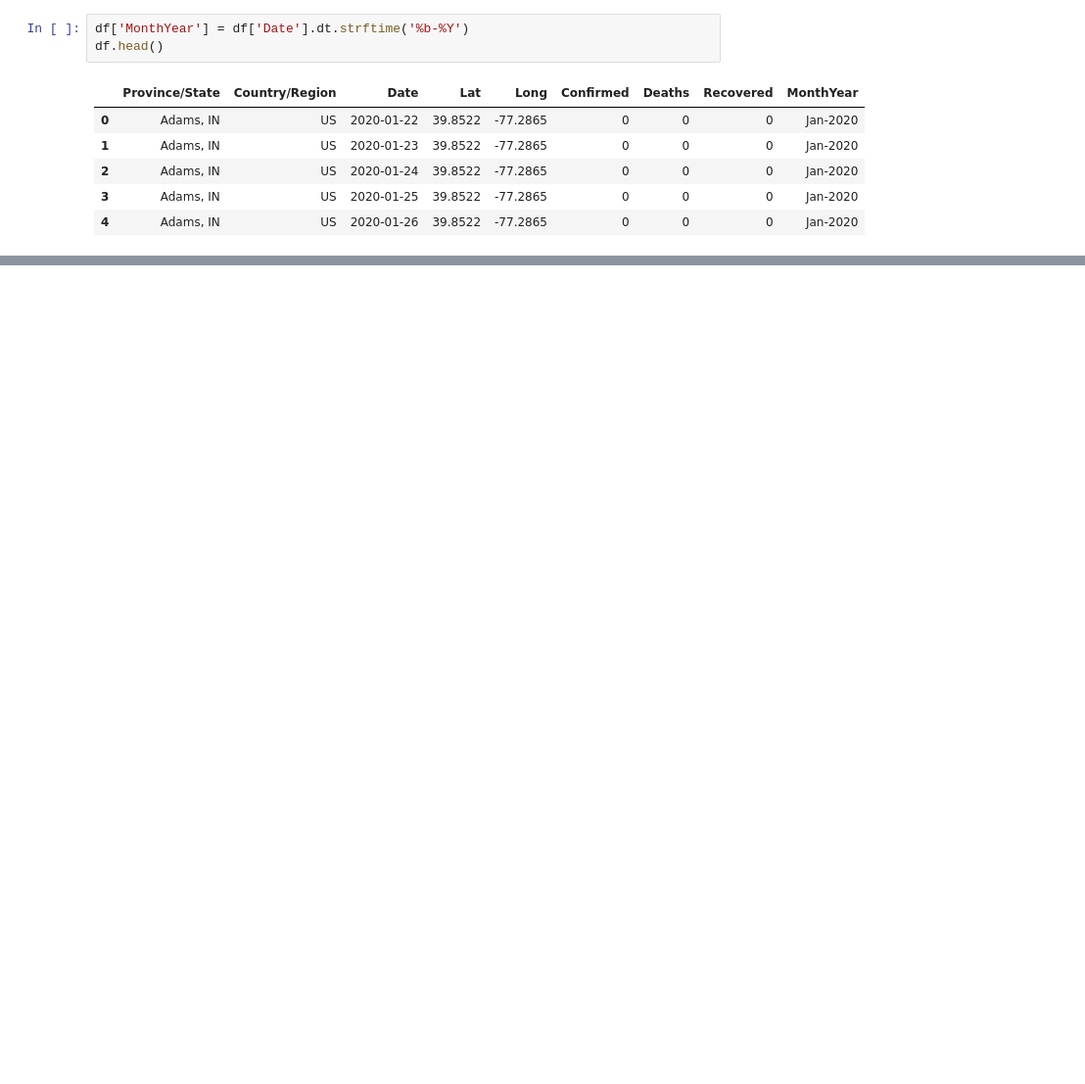
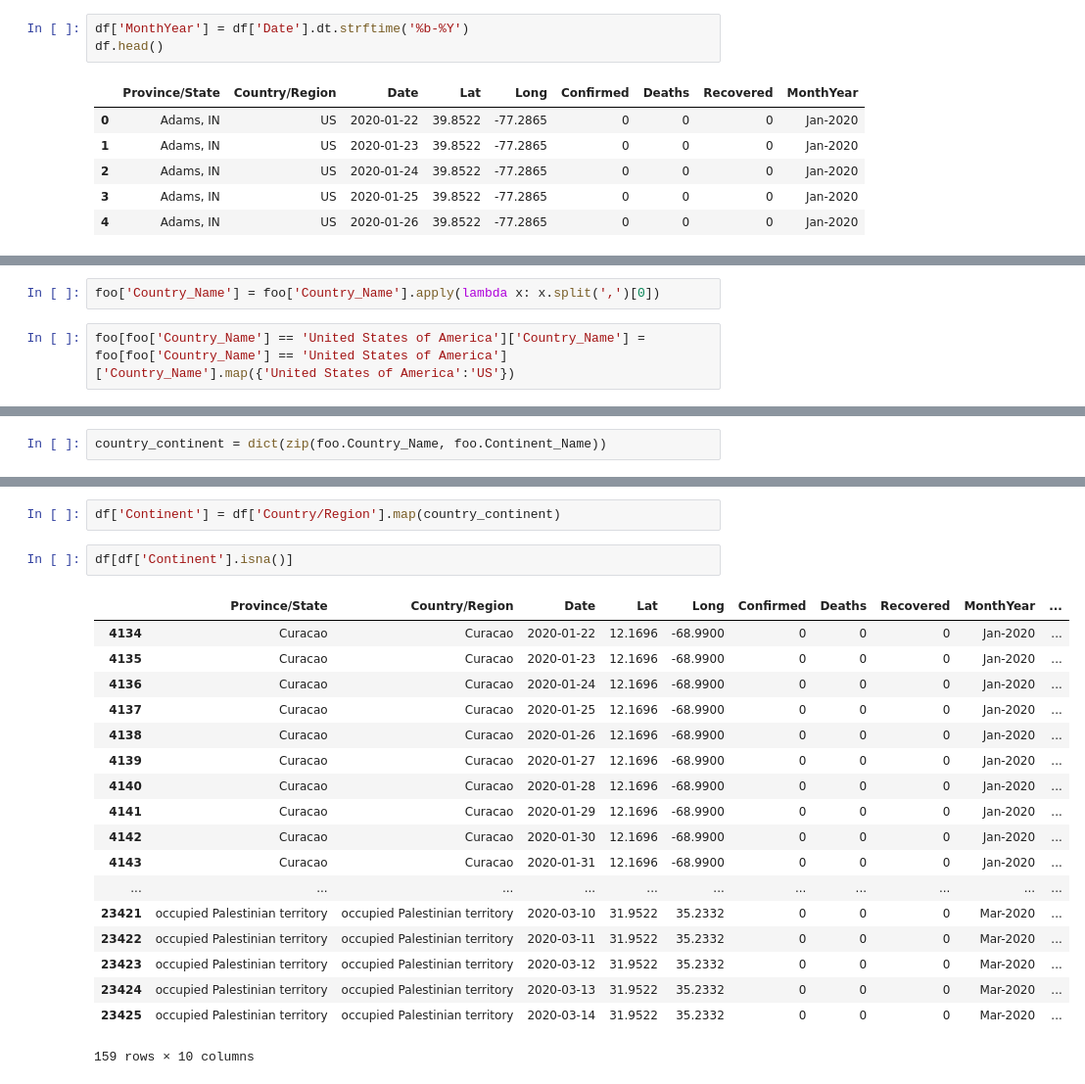
Before and after one commit to alex-rpd/nCoV2019, a Jupyter notebook: nCoV analysis.ipynb, the cells around one changed output, grey strips where cells are left out. Shown: that part at 98% size. Cells and saved outputs as stored; diff of their text form; blank space fills up the shorter version.

Commit message:
new data, dict for continents

```diff
--- a/nCoV analysis.ipynb
+++ b/nCoV analysis.ipynb
@@ -47,0 +69,4 @@ df.head()
+# %%
+foo['Country_Name'] = foo['Country_Name'].apply(lambda x: x.split(',')[0])
+# %%
+foo[foo['Country_Name'] == 'United States of America']['Country_Name'] = foo[foo['Country_Name'] == 'United States of America']['Country_Name'].map({'United States of America':'US'})
@@ -47,0 +78,2 @@ df.head()
+# %%
+country_continent = dict(zip(foo.Country_Name, foo.Continent_Name))
@@ -47,0 +353,23 @@ df.head()
+# %%
+df['Continent'] = df['Country/Region'].map(country_continent)
+# %%
+df[df['Continent'].isna()]
+# %% [output]
+|  | Province/State | Country/Region | Date | Lat | Long | Confirmed | Deaths | Recovered | MonthYear | ... |
+| 4134 | Curacao | Curacao | 2020-01-22 | 12.1696 | -68.9900 | 0 | 0 | 0 | Jan-2020 | ... |
+| 4135 | Curacao | Curacao | 2020-01-23 | 12.1696 | -68.9900 | 0 | 0 | 0 | Jan-2020 | ... |
+| 4136 | Curacao | Curacao | 2020-01-24 | 12.1696 | -68.9900 | 0 | 0 | 0 | Jan-2020 | ... |
+| 4137 | Curacao | Curacao | 2020-01-25 | 12.1696 | -68.9900 | 0 | 0 | 0 | Jan-2020 | ... |
+| 4138 | Curacao | Curacao | 2020-01-26 | 12.1696 | -68.9900 | 0 | 0 | 0 | Jan-2020 | ... |
+| 4139 | Curacao | Curacao | 2020-01-27 | 12.1696 | -68.9900 | 0 | 0 | 0 | Jan-2020 | ... |
+| 4140 | Curacao | Curacao | 2020-01-28 | 12.1696 | -68.9900 | 0 | 0 | 0 | Jan-2020 | ... |
+| 4141 | Curacao | Curacao | 2020-01-29 | 12.1696 | -68.9900 | 0 | 0 | 0 | Jan-2020 | ... |
+| 4142 | Curacao | Curacao | 2020-01-30 | 12.1696 | -68.9900 | 0 | 0 | 0 | Jan-2020 | ... |
+| 4143 | Curacao | Curacao | 2020-01-31 | 12.1696 | -68.9900 | 0 | 0 | 0 | Jan-2020 | ... |
+| ... | ... | ... | ... | ... | ... | ... | ... | ... | ... | ... |
+| 23421 | occupied Palestinian territory | occupied Palestinian territory | 2020-03-10 | 31.9522 | 35.2332 | 0 | 0 | 0 | Mar-2020 | ... |
+| 23422 | occupied Palestinian territory | occupied Palestinian territory | 2020-03-11 | 31.9522 | 35.2332 | 0 | 0 | 0 | Mar-2020 | ... |
+| 23423 | occupied Palestinian territory | occupied Palestinian territory | 2020-03-12 | 31.9522 | 35.2332 | 0 | 0 | 0 | Mar-2020 | ... |
+| 23424 | occupied Palestinian territory | occupied Palestinian territory | 2020-03-13 | 31.9522 | 35.2332 | 0 | 0 | 0 | Mar-2020 | ... |
+| 23425 | occupied Palestinian territory | occupied Palestinian territory | 2020-03-14 | 31.9522 | 35.2332 | 0 | 0 | 0 | Mar-2020 | ... |
+159 rows × 10 columns
```
Also changed, not shown: parts of 9 cells of this notebook, 3 other files.
